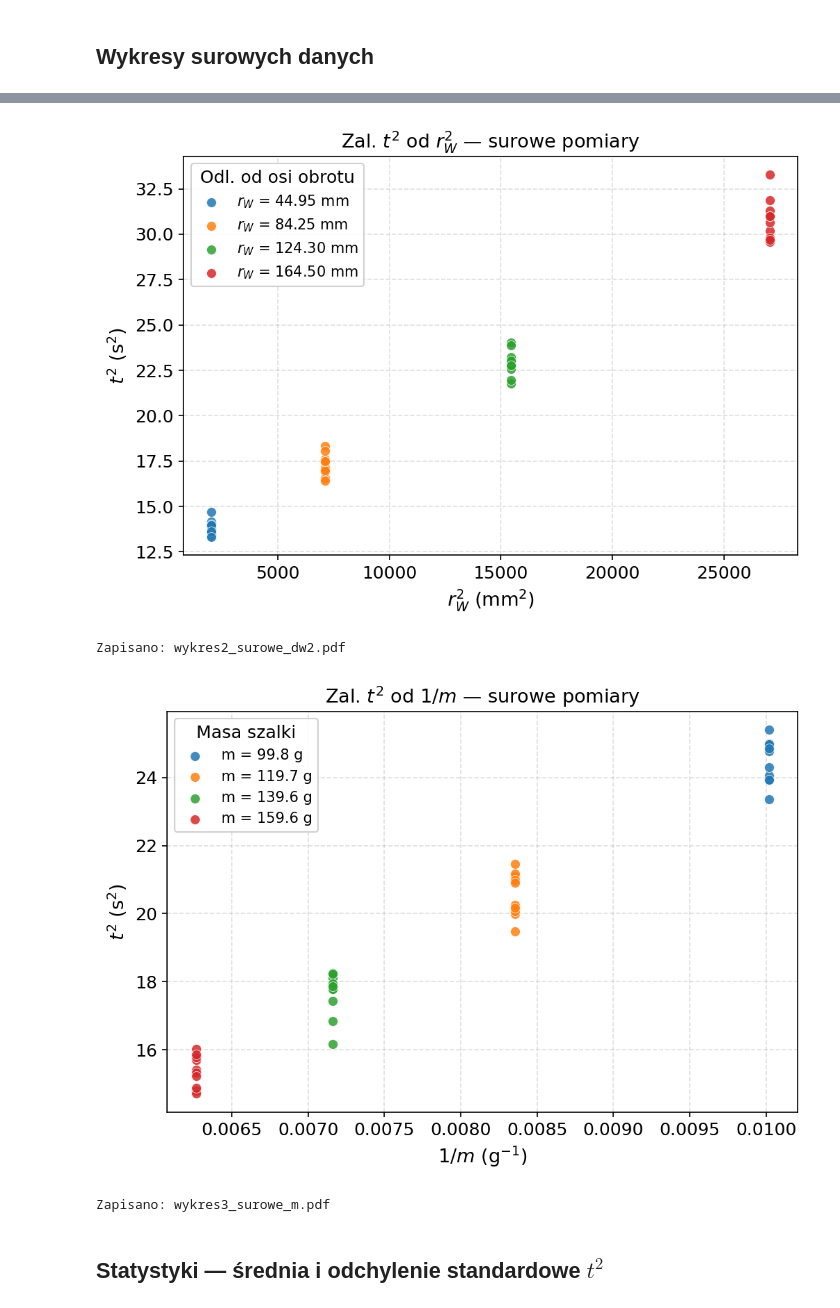
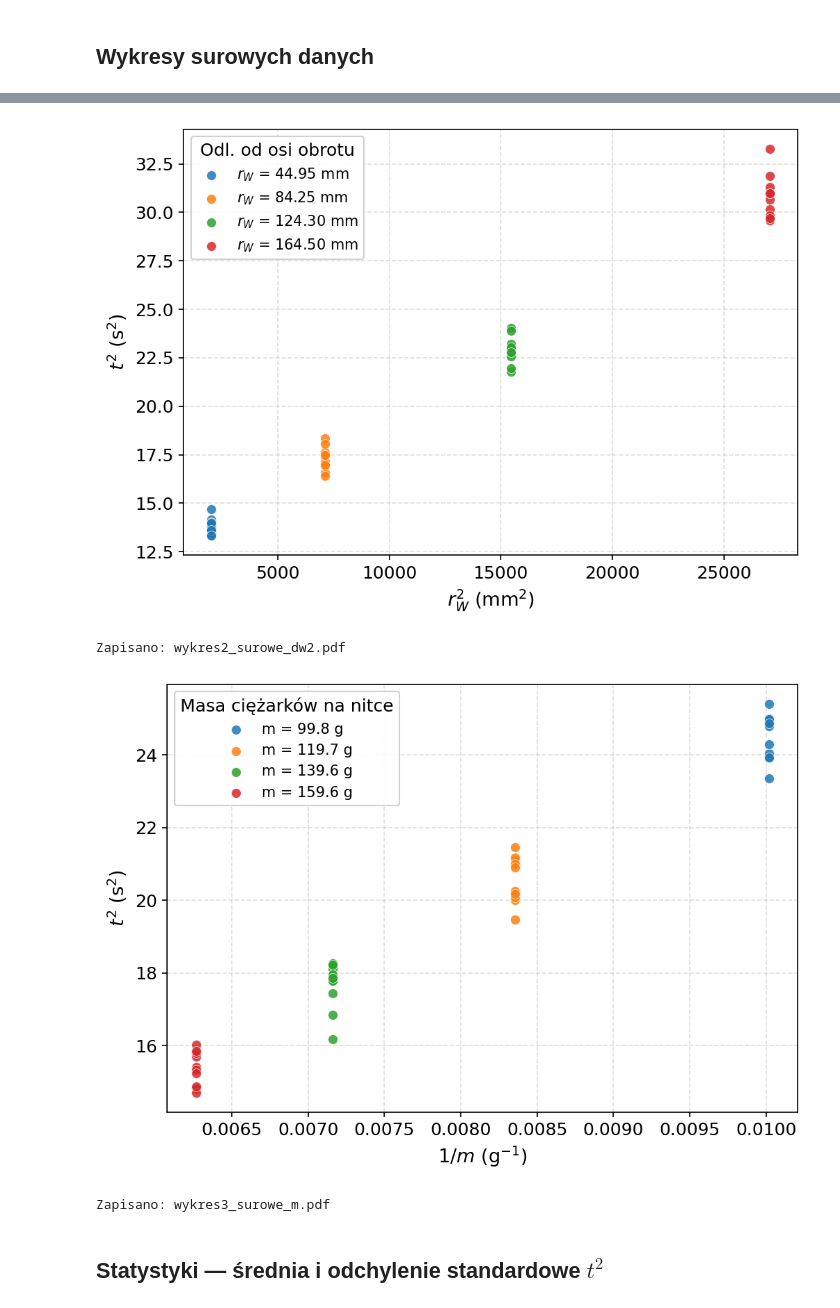
Before and after one commit to karolpeszek/mdr, a Jupyter notebook: Astoria/astoria.ipynb, the cells around one changed output, grey strips where cells are left out. Drawn from its saved outputs; the diff is of its cells as text; code cells hidden in the pictures.

```diff
--- a/Astoria/astoria.ipynb
+++ b/Astoria/astoria.ipynb
@@ -200,6 +199,6 @@ print('Zapisano: wykres1_surowe_h.pdf')
 Zapisano: wykres1_surowe_h.pdf
 # %%
-# Wykres 2 — surowe dane: t² vs r²_W
+# Wykres 2 — t² vs r²_W
 dt_vals = sorted(df2['dt'].unique())
 
 fig, ax = plt.subplots(figsize=(7, 5))
@@ -213,7 +212,6 @@ for i, dt_val in enumerate(dt_vals):
 
 ax.set_xlabel('$r_W^2$ (mm$^2$)')
 ax.set_ylabel('$t^2$ (s$^2$)')
-ax.set_title('Zal. $t^2$ od $r_W^2$ — surowe pomiary')
 ax.legend(title='Odl. od osi obrotu', framealpha=0.9)
 ax.grid(True, linestyle='--', alpha=0.4)
 fig.tight_layout()
@@ -221,31 +219,30 @@ fig.savefig('wykres2_surowe_dw2.pdf', format='pdf', bbox_inches='tight')
 plt.show()
 print('Zapisano: wykres2_surowe_dw2.pdf')
 # %% [output]
-[figure, old version]
+[figure, new version]
 Zapisano: wykres2_surowe_dw2.pdf
 # %%
-# Wykres 3 — surowe dane: t² vs 1/m
+# Wykres 3 — t² vs 1/m
 m_vals = sorted(df3['m'].unique())
 
 fig, ax = plt.subplots(figsize=(7, 5))
 for i, m_val in enumerate(m_vals):
     mask = df3['m'] == m_val
     ax.scatter(df3.loc[mask, 'inv_m'], df3.loc[mask, 't2'],
                color=COLORS[i], s=45, alpha=0.85,
                edgecolors='white', linewidths=0.4,
                label=f'm = {m_val} g', zorder=3)
 
 ax.set_xlabel('$1/m$ (g$^{-1}$)')
 ax.set_ylabel('$t^2$ (s$^2$)')
-ax.set_title('Zal. $t^2$ od $1/m$ — surowe pomiary')
-ax.legend(title='Masa szalki', framealpha=0.9)
+ax.legend(title='Masa ciężarków na nitce', framealpha=0.9)
 ax.grid(True, linestyle='--', alpha=0.4)
 fig.tight_layout()
 fig.savefig('wykres3_surowe_m.pdf', format='pdf', bbox_inches='tight')
 plt.show()
 print('Zapisano: wykres3_surowe_m.pdf')
 # %% [output]
-[figure, old version]
+[figure, new version]
 Zapisano: wykres3_surowe_m.pdf
 # %% [markdown]
 ## Statystyki — średnia i odchylenie standardowe $t^2$
```
Also changed, not shown: parts of 4 cells of this notebook, 9 other files.
